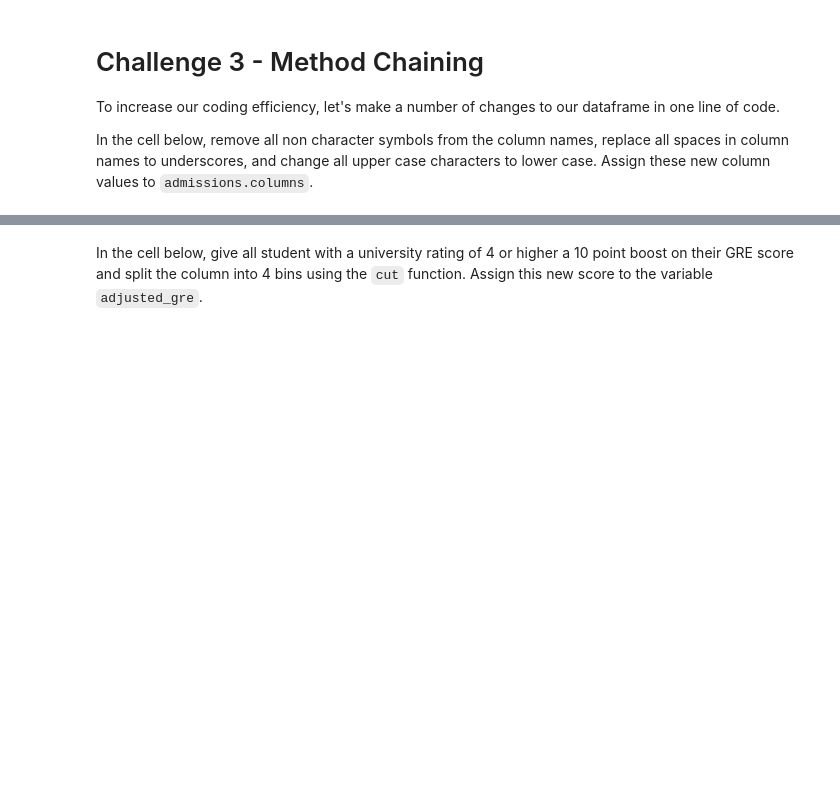
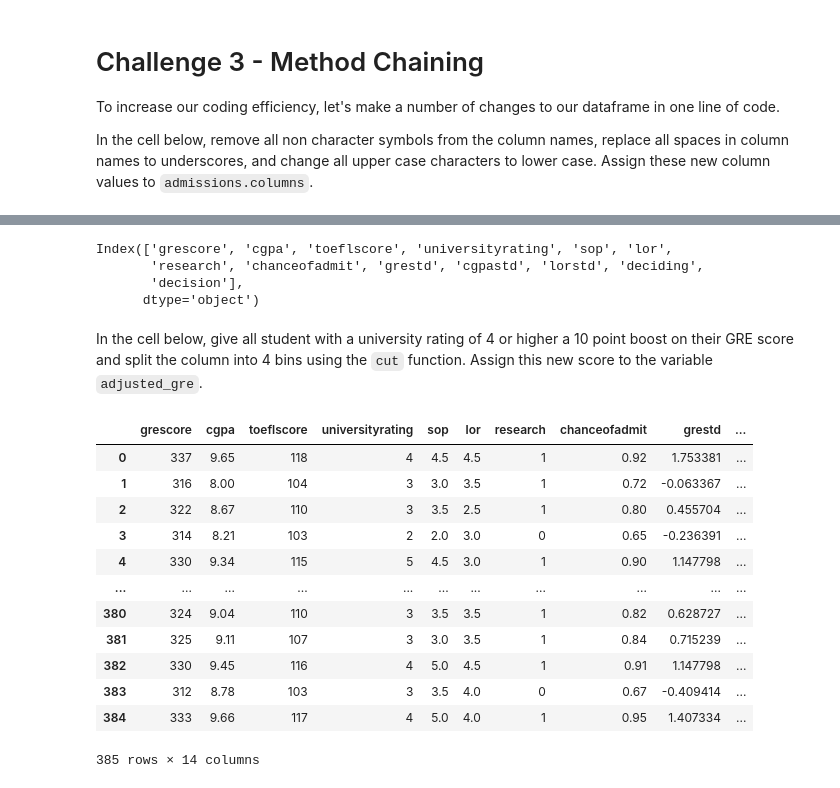
Before and after one commit to grundius1/datamad0820, a Jupyter notebook: module-2/lab-advanced-pandas/your-code/main.ipynb, the cells around one changed output, grey strips where cells are left out. Saved outputs shown, nothing was run; the diff lists cells and outputs as text; code cells hidden in the pictures; blank space fills up the shorter version.

```diff
--- a/module-2/lab-advanced-pandas/your-code/main.ipynb
+++ b/module-2/lab-advanced-pandas/your-code/main.ipynb
@@ -219,2 +275,9 @@ In the cell below, remove all non character symbols from the column names, repla
+# %%
+admissions.columns
+# %% [output]
+Index(['grescore', 'cgpa', 'toeflscore', 'universityrating', 'sop', 'lor',
+       'research', 'chanceofadmit', 'grestd', 'cgpastd', 'lorstd', 'deciding',
+       'decision'],
+      dtype='object')
 # %% [markdown]
 In the cell below, give all student with a university rating of 4 or higher a 10 point boost on their GRE score and split the column into 4 bins using the `cut` function. Assign this new score to the variable `adjusted_gre`.
@@ -222,0 +284,21 @@ In the cell below, give all student with a university rating of 4 or higher a 10
+# %%
+# Your code here:
+admissions['adjusted_gre'] =np.where(admissions['universityrating']>=4, admissions['grescore'] + 10, admissions['grescore'])
+admissions['adjusted_gre'] = pd.cut(admissions['adjusted_gre'] , 4)
+
+
+admissions
+# %% [output]
+|  | grescore | cgpa | toeflscore | universityrating | sop | lor | research | chanceofadmit | grestd | ... |
+| 0 | 337 | 9.65 | 118 | 4 | 4.5 | 4.5 | 1 | 0.92 | 1.753381 | ... |
+| 1 | 316 | 8.00 | 104 | 3 | 3.0 | 3.5 | 1 | 0.72 | -0.063367 | ... |
+| 2 | 322 | 8.67 | 110 | 3 | 3.5 | 2.5 | 1 | 0.80 | 0.455704 | ... |
+| 3 | 314 | 8.21 | 103 | 2 | 2.0 | 3.0 | 0 | 0.65 | -0.236391 | ... |
+| 4 | 330 | 9.34 | 115 | 5 | 4.5 | 3.0 | 1 | 0.90 | 1.147798 | ... |
+| ... | ... | ... | ... | ... | ... | ... | ... | ... | ... | ... |
+| 380 | 324 | 9.04 | 110 | 3 | 3.5 | 3.5 | 1 | 0.82 | 0.628727 | ... |
+| 381 | 325 | 9.11 | 107 | 3 | 3.0 | 3.5 | 1 | 0.84 | 0.715239 | ... |
+| 382 | 330 | 9.45 | 116 | 4 | 5.0 | 4.5 | 1 | 0.91 | 1.147798 | ... |
+| 383 | 312 | 8.78 | 103 | 3 | 3.5 | 4.0 | 0 | 0.67 | -0.409414 | ... |
+| 384 | 333 | 9.66 | 117 | 4 | 5.0 | 4.0 | 1 | 0.95 | 1.407334 | ... |
+385 rows × 14 columns
```
Also changed, not shown: parts of 7 cells of this notebook.
